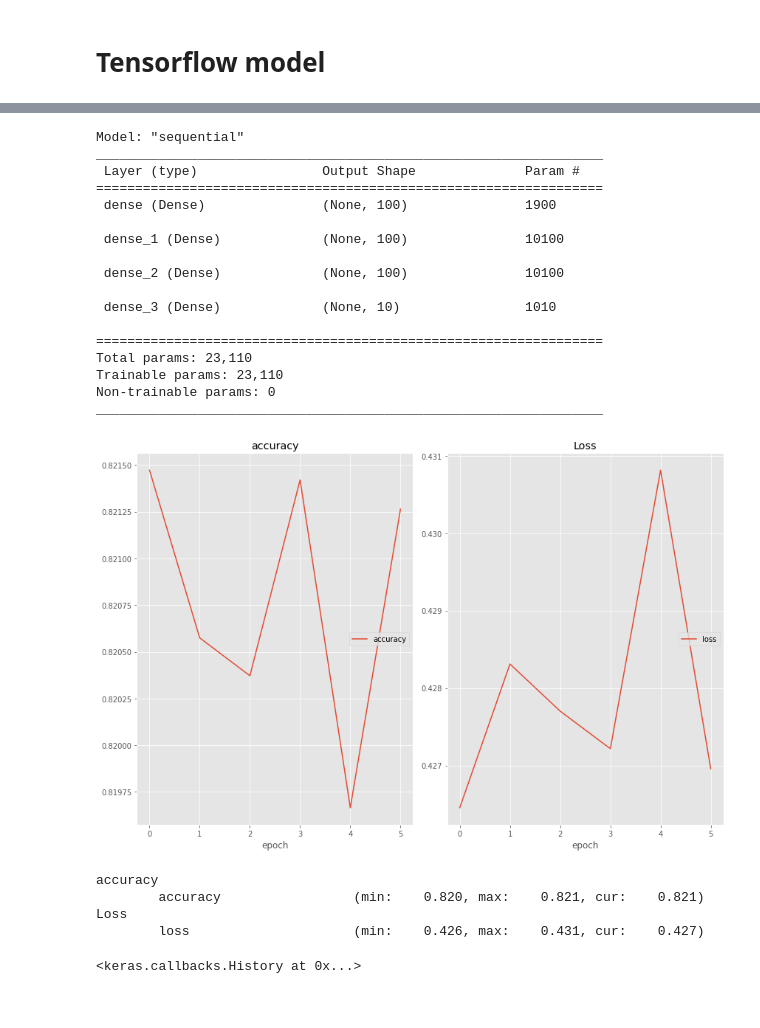
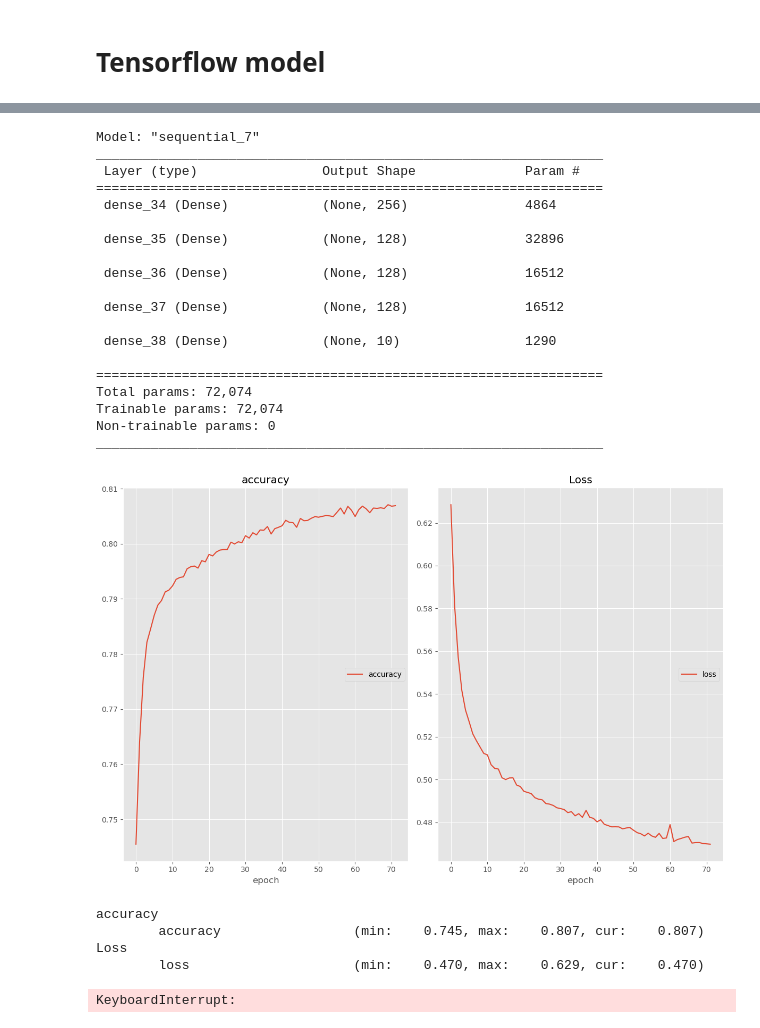
Before and after one commit to Janko-dev/ktai_ids, a Jupyter notebook: src/dnn_ids_versieBrian.ipynb, the cells around one changed output, grey strips where cells are left out. Drawn from its saved outputs; the diff is of its cells as text; code cells hidden in the pictures.

```diff
--- a/src/dnn_ids_versieBrian.ipynb
+++ b/src/dnn_ids_versieBrian.ipynb
@@ -11,11 +11,11 @@ import numpy as np
 import pandas as pd
 import matplotlib.pyplot as plt
 
-train = pd.read_csv("/content/drive/MyDrive/UNSWNB15/UNSW_NB15_training-set.csv")
-test = pd.read_csv("/content/drive/MyDrive/UNSWNB15/UNSW_NB15_testing-set.csv")
+# train = pd.read_csv("/content/drive/MyDrive/UNSWNB15/UNSW_NB15_training-set.csv")
+# test = pd.read_csv("/content/drive/MyDrive/UNSWNB15/UNSW_NB15_testing-set.csv")
 
-#train = pd.read_csv("../dataset/UNSW_NB15_training-set.csv")
-#test = pd.read_csv("../dataset/UNSW_NB15_testing-set.csv")
+train = pd.read_csv("../dataset/UNSW_NB15_training-set.csv")
+test = pd.read_csv("../dataset/UNSW_NB15_testing-set.csv")
 # %%
 data = pd.concat([train, test]).reset_index(drop=True)
 data = data.drop(columns=["id"], axis=1)
@@ -145,29 +145,32 @@ test_ds = tf.data.Dataset.from_tensor_slices((X_test, y_test)).batch(32)
 # %%
 model = keras.Sequential(
     [
-        layers.Dense(100, activation='relu', input_dim=18),
-        layers.Dense(100, activation='relu', input_dim=100),
-        layers.Dense(100, activation='relu', input_dim=100),
+        layers.Dense(256, activation='relu', input_dim=18),
+        layers.Dense(128, activation='relu', input_dim=256),
+        layers.Dense(128, activation='relu', input_dim=128),
+        layers.Dense(128, activation='relu', input_dim=128),
         layers.Dense(10, activation='softmax')
     ]
 )
 model.summary()
 # %% [output]
-Model: "sequential"
+Model: "sequential_7"
 _________________________________________________________________
  Layer (type)                Output Shape              Param #
 =================================================================
- dense (Dense)               (None, 100)               1900
+ dense_34 (Dense)            (None, 256)               4864
 
- dense_1 (Dense)             (None, 100)               10100
+ dense_35 (Dense)            (None, 128)               32896
 
- dense_2 (Dense)             (None, 100)               10100
+ dense_36 (Dense)            (None, 128)               16512
 
- dense_3 (Dense)             (None, 10)                1010
+ dense_37 (Dense)            (None, 128)               16512
+
+ dense_38 (Dense)            (None, 10)                1290
 
 =================================================================
-Total params: 23,110
-Trainable params: 23,110
+Total params: 72,074
+Trainable params: 72,074
 Non-trainable params: 0
 _________________________________________________________________
 # %%
@@ -178,14 +181,14 @@ model.compile('adam', loss='categorical_crossentropy', metrics='accuracy')
 monitor_val_acc = EarlyStopping(monitor='loss', patience=5)
 callbacks=[PlotLossesKeras()]
 # %%
-model.fit(X_train, y_train, epochs=100, batch_size=100, callbacks=[PlotLossesKeras(), monitor_val_acc], shuffle=1000, verbose=0)
+model.fit(X_train, y_train, epochs=1000, batch_size=32, callbacks=[PlotLossesKeras(), monitor_val_acc], shuffle=1000, verbose=0)
 # %% [output]
-[figure, old version]
+[figure, new version]
 accuracy
-        accuracy                 (min:    0.820, max:    0.821, cur:    0.821)
+        accuracy                 (min:    0.745, max:    0.807, cur:    0.807)
 Loss
-        loss                     (min:    0.426, max:    0.431, cur:    0.427)
+        loss                     (min:    0.470, max:    0.629, cur:    0.470)
-<keras.callbacks.History at 0x...>
+KeyboardInterrupt:
 # %%
 model.evaluate(X_test, y_test)
 # %% [output]
```
Also changed, not shown: parts of 4 cells of this notebook, 1 other file.
